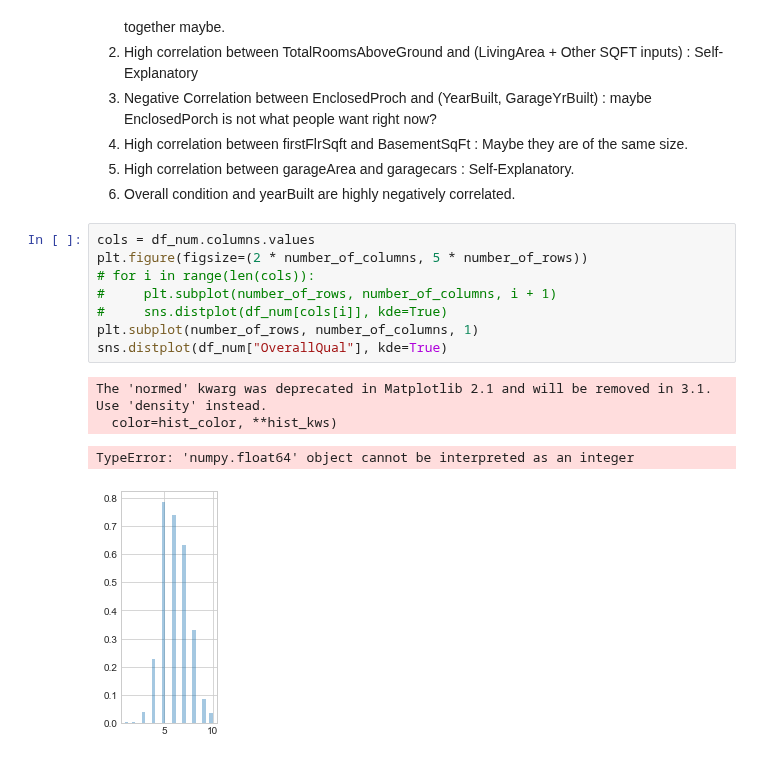
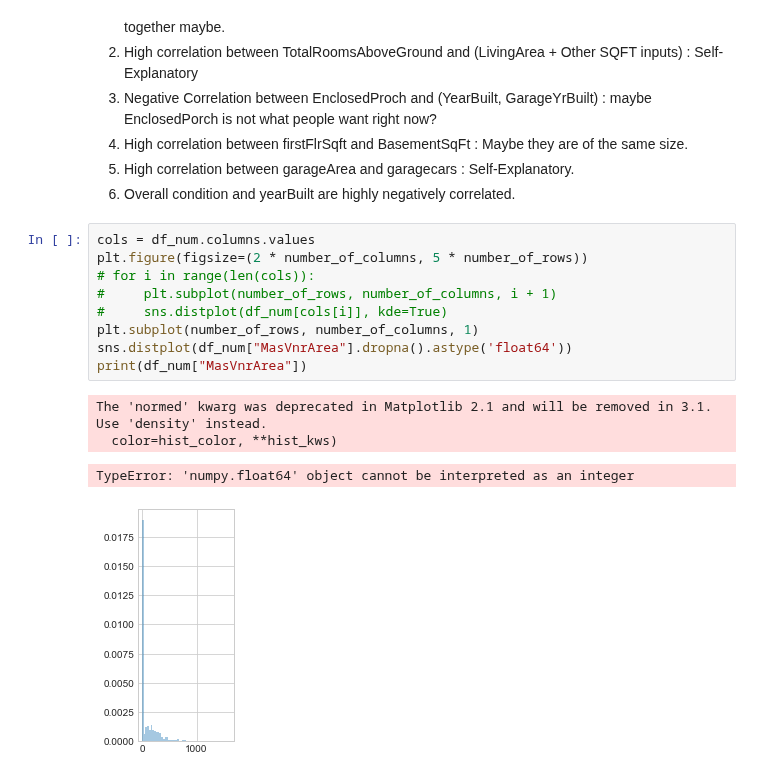
Before and after one commit to abhijeetknayak/Machine-Learning, a Jupyter notebook: HousePricePred/eda.ipynb, the cells around one changed output. Drawn from its saved outputs; the diff is of its cells as text.

```diff
--- a/HousePricePred/eda.ipynb
+++ b/HousePricePred/eda.ipynb
@@ -149,13 +149,14 @@ sns.heatmap(mat, ax=ax, cmap="RdBu")
 # %%
 cols = df_num.columns.values
 plt.figure(figsize=(2 * number_of_columns, 5 * number_of_rows))
 # for i in range(len(cols)):
 #     plt.subplot(number_of_rows, number_of_columns, i + 1)
 #     sns.distplot(df_num[cols[i]], kde=True)
 plt.subplot(number_of_rows, number_of_columns, 1)
-sns.distplot(df_num["OverallQual"], kde=True)
+sns.distplot(df_num["MasVnrArea"].dropna().astype('float64'))
+print(df_num["MasVnrArea"])
 # %% [output]
 The 'normed' kwarg was deprecated in Matplotlib 2.1 and will be removed in 3.1. Use 'density' instead.
   color=hist_color, **hist_kws)
 TypeError: 'numpy.float64' object cannot be interpreted as an integer
-[figure, old version]
+[figure, new version]
```
Also changed, not shown: parts of 2 cells of this notebook.
